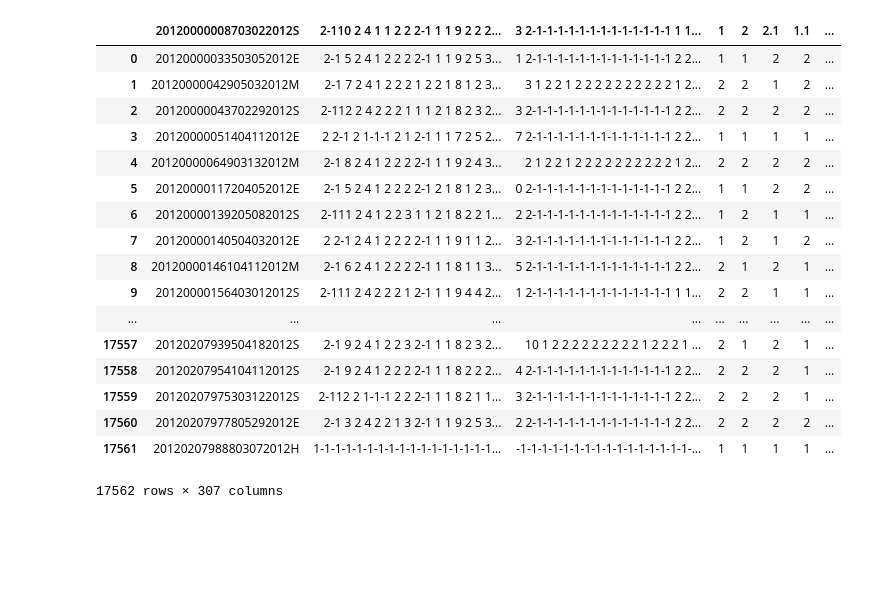
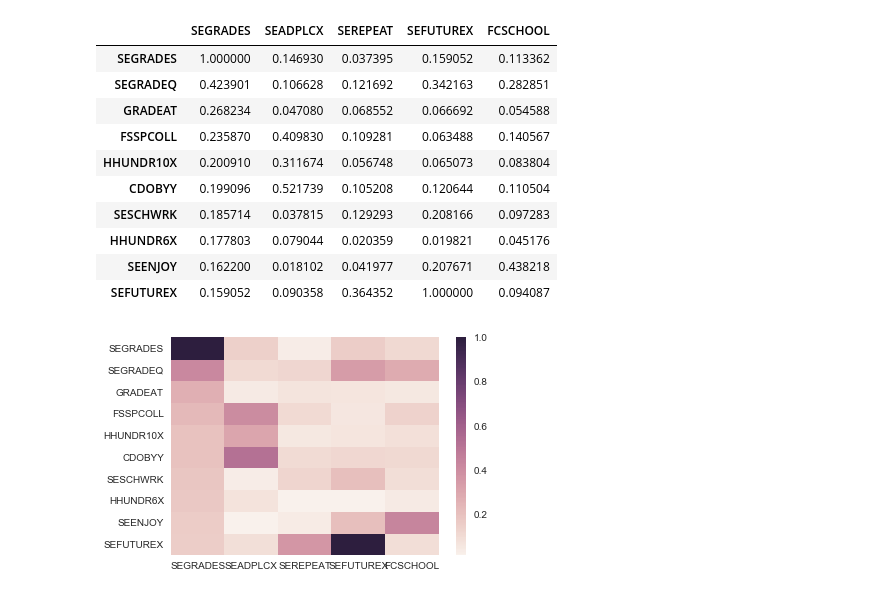
Before and after one commit to struesda/family_educ_impact, a Jupyter notebook: notebooks/Test 1.ipynb, the cells around one changed output. Drawn from its saved outputs; the diff is of its cells as text; code cells hidden in the pictures; blank space fills up the shorter version.

```diff
--- a/notebooks/Test 1.ipynb
+++ b/notebooks/Test 1.ipynb
@@ -6,21 +0,0 @@ rawData = pd.read_fwf("../data/pfi_pu_pert_ascii.dat")
-# %%
-rawData
-# %% [output]
-|  | 20120000008703022012S | 2-110 2 4 1 1 2 2 2-1 1 1 9 2 2 2... | 3 2-1-1-1-1-1-1-1-1-1-1-1-1-1 1 1... | 1 | 2 | 2.1 | 1.1 | ... |
-| 0 | 20120000033503052012E | 2-1 5 2 4 1 2 2 2 2-1 1 1 9 2 5 3... | 1 2-1-1-1-1-1-1-1-1-1-1-1-1-1 2 2... | 1 | 1 | 2 | 2 | ... |
-| 1 | 20120000042905032012M | 2-1 7 2 4 1 2 2 2 1 2 2 1 8 1 2 3... | 3 1 2 2 1 2 2 2 2 2 2 2 2 2 2 1 2... | 2 | 2 | 1 | 2 | ... |
-| 2 | 20120000043702292012S | 2-112 2 4 2 2 2 1 1 1 2 1 8 2 3 2... | 3 2-1-1-1-1-1-1-1-1-1-1-1-1-1 2 2... | 2 | 2 | 2 | 2 | ... |
-| 3 | 20120000051404112012E | 2 2-1 2 1-1-1 2 1 2-1 1 1 7 2 5 2... | 7 2-1-1-1-1-1-1-1-1-1-1-1-1-1 2 2... | 1 | 1 | 1 | 1 | ... |
-| 4 | 20120000064903132012M | 2-1 8 2 4 1 2 2 2 2-1 1 1 9 2 4 3... | 2 1 2 2 1 2 2 2 2 2 2 2 2 2 2 1 2... | 2 | 2 | 2 | 2 | ... |
-| 5 | 20120000117204052012E | 2-1 5 2 4 1 2 2 2 2-1 2 1 8 1 2 3... | 0 2-1-1-1-1-1-1-1-1-1-1-1-1-1 2 2... | 1 | 1 | 2 | 2 | ... |
-| 6 | 20120000139205082012S | 2-111 2 4 1 2 2 3 1 1 2 1 8 2 2 1... | 2 2-1-1-1-1-1-1-1-1-1-1-1-1-1 2 2... | 1 | 2 | 1 | 1 | ... |
-| 7 | 20120000140504032012E | 2 2-1 2 4 1 2 2 2 2-1 1 1 9 1 1 2... | 3 2-1-1-1-1-1-1-1-1-1-1-1-1-1 2 2... | 1 | 2 | 1 | 2 | ... |
-| 8 | 20120000146104112012M | 2-1 6 2 4 1 2 2 2 2-1 1 1 8 1 1 3... | 5 2-1-1-1-1-1-1-1-1-1-1-1-1-1 2 2... | 2 | 1 | 2 | 1 | ... |
-| 9 | 20120000156403012012S | 2-111 2 4 2 2 2 1 2-1 1 1 9 4 4 2... | 1 2-1-1-1-1-1-1-1-1-1-1-1-1-1 1 1... | 2 | 2 | 1 | 1 | ... |
-| ... | ... | ... | ... | ... | ... | ... | ... | ... |
-| 17557 | 20120207939504182012S | 2-1 9 2 4 1 2 2 3 2-1 1 1 8 2 3 2... | 10 1 2 2 2 2 2 2 2 2 2 1 2 2 2 1 ... | 2 | 1 | 2 | 1 | ... |
-| 17558 | 20120207954104112012S | 2-1 9 2 4 1 2 2 2 2-1 1 1 8 2 2 2... | 4 2-1-1-1-1-1-1-1-1-1-1-1-1-1 2 2... | 2 | 2 | 2 | 1 | ... |
-| 17559 | 20120207975303122012S | 2-112 2 1-1-1 2 2 2-1 1 1 8 2 1 1... | 3 2-1-1-1-1-1-1-1-1-1-1-1-1-1 2 2... | 2 | 2 | 2 | 1 | ... |
-| 17560 | 20120207977805292012E | 2-1 3 2 4 2 2 1 3 2-1 1 1 9 2 5 3... | 2 2-1-1-1-1-1-1-1-1-1-1-1-1-1 2 2... | 2 | 2 | 2 | 2 | ... |
-| 17561 | 20120207988803072012H | 1-1-1-1-1-1-1-1-1-1-1-1-1-1-1-1-1... | -1-1-1-1-1-1-1-1-1-1-1-1-1-1-1-1-... | 1 | 1 | 1 | 1 | ... |
-17562 rows × 307 columns
@@ -26,0 +733,25 @@ rawData
+# %%
+#See the features with the largest correlation values
+%matplotlib inline
+import seaborn as sns
+
+focusLargest = focusCorrSorted.nlargest(10, ['SEGRADES', 'SEADPLCX','SEREPEAT','SEFUTUREX','FCSCHOOL'])
+sns.heatmap(focusLargest)
+
+focusLargest
+
+#SEGRADEQ,GRADEAT,FSSPCOLL,HHUNDR10X,CDOBYY,SESCHWRK,HHUNDR6X,SEENJOY
+#SEGRADES - the outcome with the strongest set of correlations
+# %% [output]
+|  | SEGRADES | SEADPLCX | SEREPEAT | SEFUTUREX | FCSCHOOL |
+| SEGRADES | 1.000000 | 0.146930 | 0.037395 | 0.159052 | 0.113362 |
+| SEGRADEQ | 0.423901 | 0.106628 | 0.121692 | 0.342163 | 0.282851 |
+| GRADEAT | 0.268234 | 0.047080 | 0.068552 | 0.066692 | 0.054588 |
+| FSSPCOLL | 0.235870 | 0.409830 | 0.109281 | 0.063488 | 0.140567 |
+| HHUNDR10X | 0.200910 | 0.311674 | 0.056748 | 0.065073 | 0.083804 |
+| CDOBYY | 0.199096 | 0.521739 | 0.105208 | 0.120644 | 0.110504 |
+| SESCHWRK | 0.185714 | 0.037815 | 0.129293 | 0.208166 | 0.097283 |
+| HHUNDR6X | 0.177803 | 0.079044 | 0.020359 | 0.019821 | 0.045176 |
+| SEENJOY | 0.162200 | 0.018102 | 0.041977 | 0.207671 | 0.438218 |
+| SEFUTUREX | 0.159052 | 0.090358 | 0.364352 | 1.000000 | 0.094087 |
+[figure, added]
```
Also changed, not shown: parts of 8 cells of this notebook.
